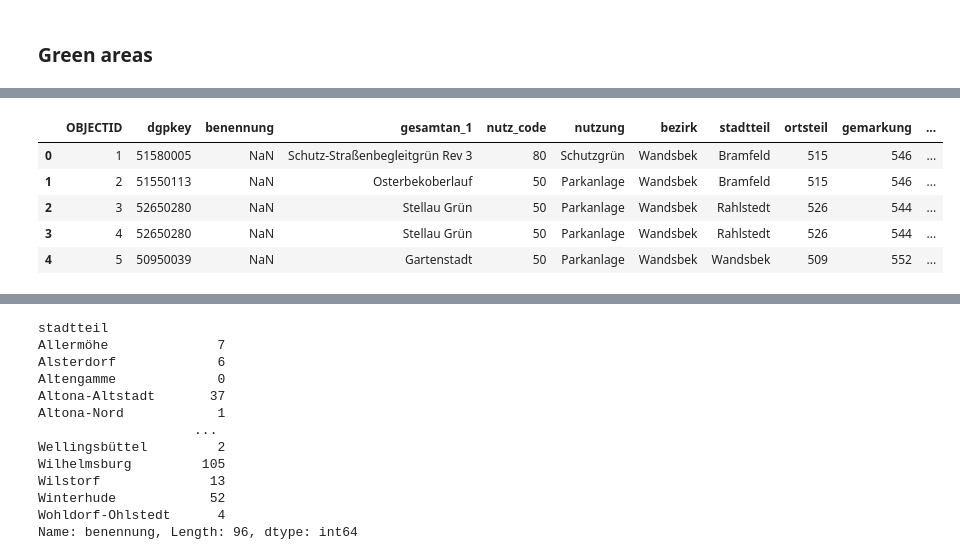
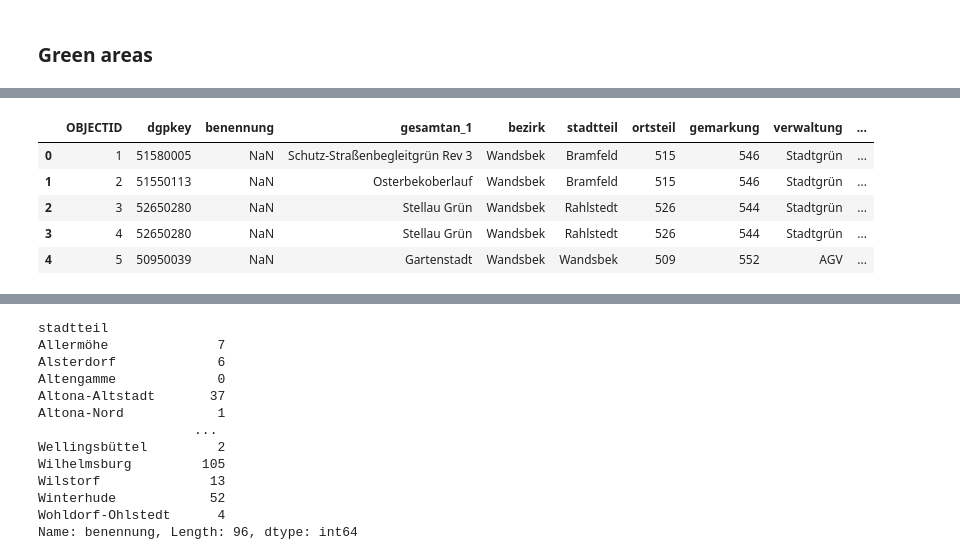
Before and after one commit to CharlotteGIS/egm722_project, a Jupyter notebook: my_project.ipynb, the cells around one changed output, grey strips where cells are left out. Drawn from its saved outputs; the diff is of its cells as text; code cells hidden in the pictures.

Commit message:
added green area data and calculated statistics

```diff
--- a/my_project.ipynb
+++ b/my_project.ipynb
@@ -150,13 +200,13 @@ Index(['OBJECTID', 'quelle_dat', 'idnr', 'dgpkey', 'benennung', 'belegenhei',
 # %%
 #for green areas delete the values with code 10 - playground according to Alkis key and drop some of the unimportant columns
 green_areas_reproj = green_areas_reproj[green_areas_reproj.nutzung != 10]
-green_areas_reproj.drop(columns=['veroeffent','herrichtun', 'gesamtanla','aktualitae','idnr','belegenh_1','belegenhei','quelle_dat'],axis=1, inplace=True)
+green_areas_reproj.drop(columns=['veroeffent', 'nutzung', 'nutz_code' ,'herrichtun', 'gesamtanla','aktualitae','idnr','belegenh_1','belegenhei','quelle_dat'],axis=1, inplace=True)
 
 green_areas_reproj.head()
 # %% [output]
-|  | OBJECTID | dgpkey | benennung | gesamtan_1 | nutz_code | nutzung | bezirk | stadtteil | ortsteil | gemarkung | ... |
-| 0 | 1 | 51580005 | NaN | Schutz-Straßenbegleitgrün Rev 3 | 80 | Schutzgrün | Wandsbek | Bramfeld | 515 | 546 | ... |
-| 1 | 2 | 51550113 | NaN | Osterbekoberlauf | 50 | Parkanlage | Wandsbek | Bramfeld | 515 | 546 | ... |
-| 2 | 3 | 52650280 | NaN | Stellau Grün | 50 | Parkanlage | Wandsbek | Rahlstedt | 526 | 544 | ... |
-| 3 | 4 | 52650280 | NaN | Stellau Grün | 50 | Parkanlage | Wandsbek | Rahlstedt | 526 | 544 | ... |
-| 4 | 5 | 50950039 | NaN | Gartenstadt | 50 | Parkanlage | Wandsbek | Wandsbek | 509 | 552 | ... |
+|  | OBJECTID | dgpkey | benennung | gesamtan_1 | bezirk | stadtteil | ortsteil | gemarkung | verwaltung | ... |
+| 0 | 1 | 51580005 | NaN | Schutz-Straßenbegleitgrün Rev 3 | Wandsbek | Bramfeld | 515 | 546 | Stadtgrün | ... |
+| 1 | 2 | 51550113 | NaN | Osterbekoberlauf | Wandsbek | Bramfeld | 515 | 546 | Stadtgrün | ... |
+| 2 | 3 | 52650280 | NaN | Stellau Grün | Wandsbek | Rahlstedt | 526 | 544 | Stadtgrün | ... |
+| 3 | 4 | 52650280 | NaN | Stellau Grün | Wandsbek | Rahlstedt | 526 | 544 | Stadtgrün | ... |
+| 4 | 5 | 50950039 | NaN | Gartenstadt | Wandsbek | Wandsbek | 509 | 552 | AGV | ... |
```
Also changed, not shown: parts of 20 cells of this notebook, 4 other files.
